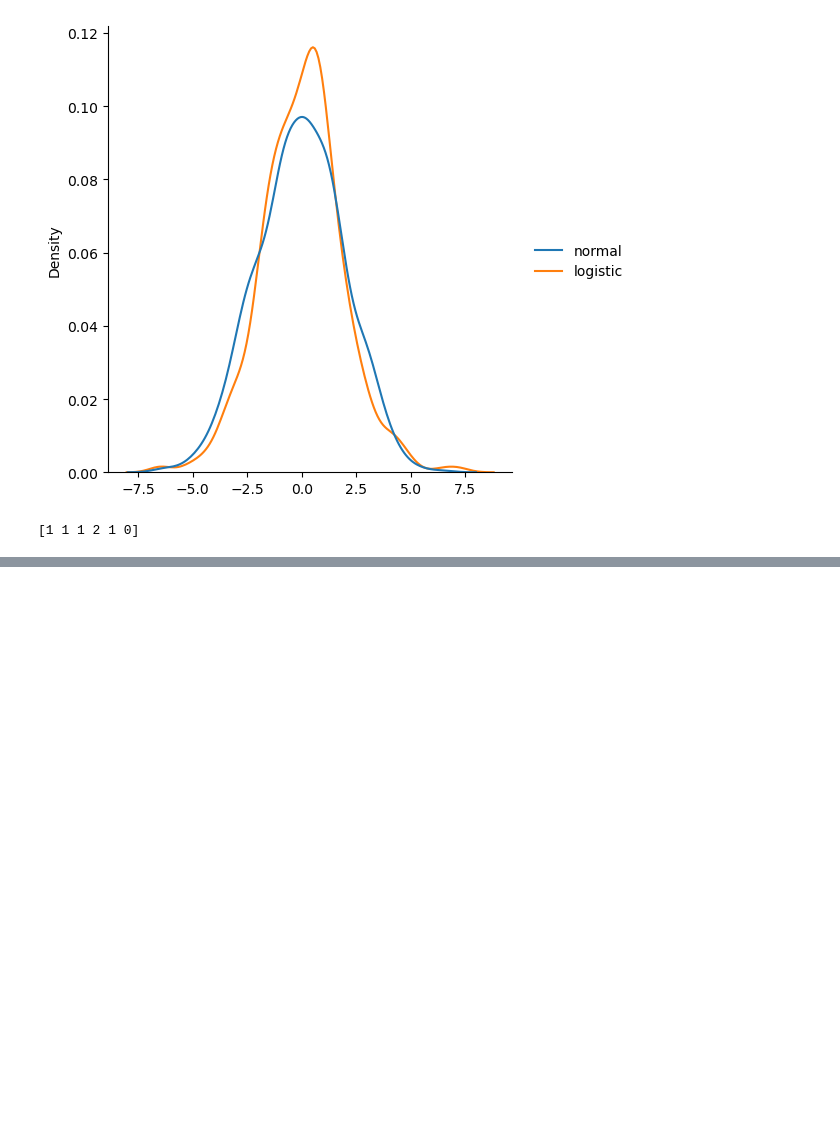
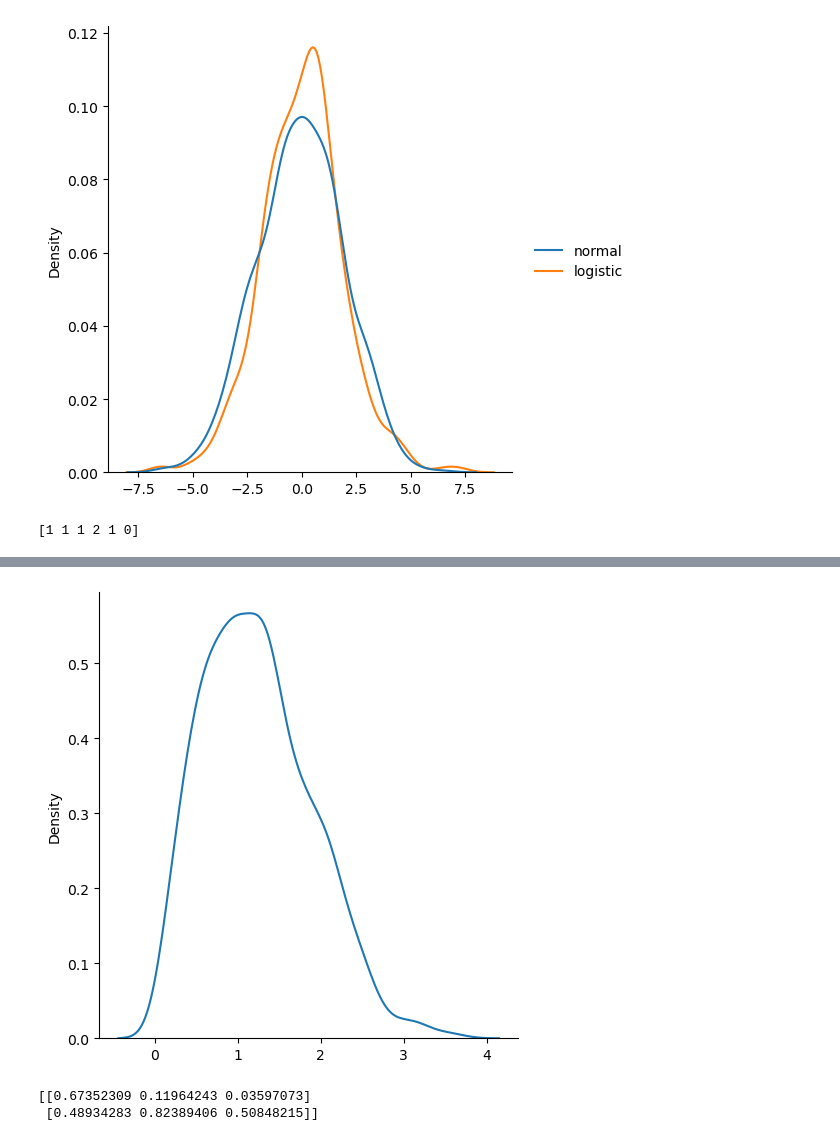
Before and after one commit to Lenmbugua/Python-Numpy-and-Pandas, a Jupyter notebook: Numpy w3.ipynb, the cells around one changed output, grey strips where cells are left out. Drawn from its saved outputs; the diff is of its cells as text; code cells hidden in the pictures; blank space fills up the shorter version.

```diff
--- a/Numpy w3.ipynb
+++ b/Numpy w3.ipynb
@@ -1150,0 +1196,18 @@ print(x)
+# %%
+#Visualization of Rayleigh Distribution
+from numpy import random
+import matplotlib.pyplot as plt
+import seaborn as sns
+sns.displot(random.rayleigh(size=1000),kind="kde")
+plt.show()
+# %% [output]
+[figure, added]
+# %%
+#Pareto Distribution
+#Draw out a sample for pareto distribution with shape of 2 with size 2x3:
+from numpy import random
+x = random.pareto(a=2, size=(2,3))
+print(x)
+# %% [output]
+[[0.67352309 0.11964243 0.03597073]
+ [0.48934283 0.82389406 0.50848215]]
```
Also changed, not shown: parts of 8 cells of this notebook.
